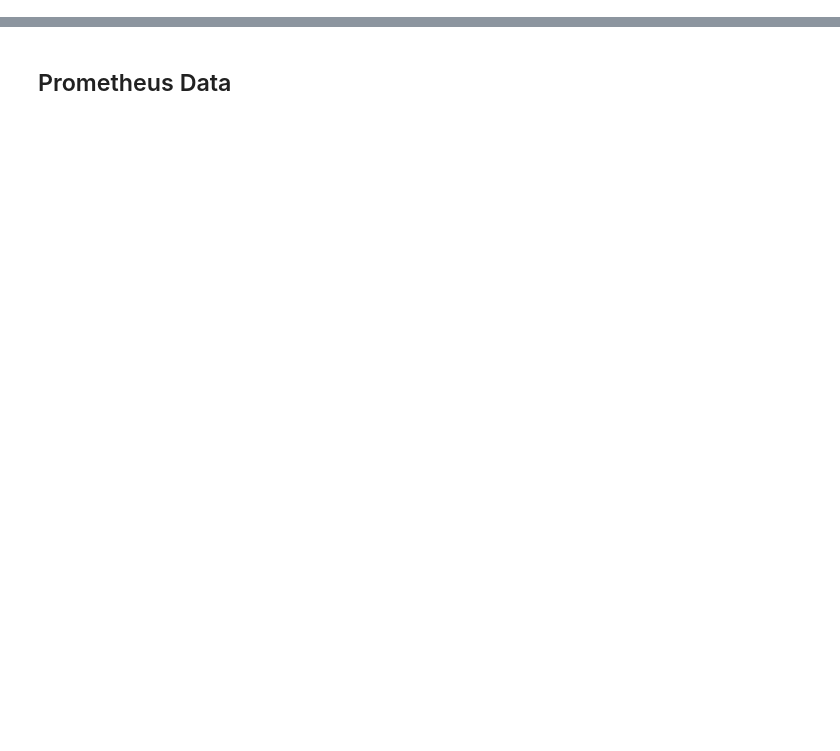
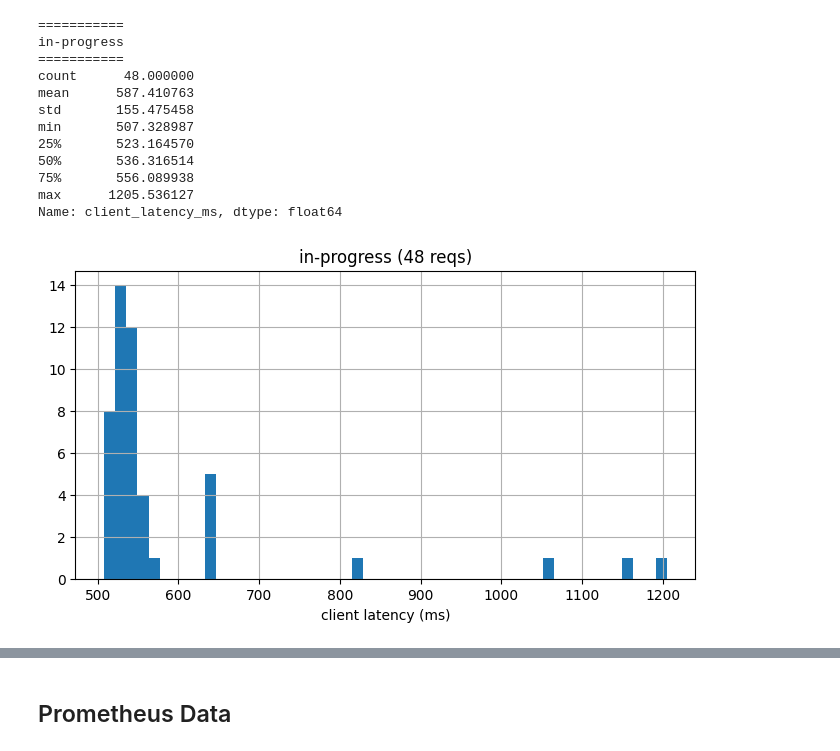
Before and after one commit to DrSkippy/Deploy-ML-Models, a Jupyter notebook: LoadFlaskDeploy/notebooks/EDA.ipynb, the cells around one changed output, grey strips where cells are left out. Saved outputs shown, nothing was run; the diff lists cells and outputs as text; code cells hidden in the pictures; blank space fills up the shorter version.

```diff
--- a/LoadFlaskDeploy/notebooks/EDA.ipynb
+++ b/LoadFlaskDeploy/notebooks/EDA.ipynb
@@ -35,0 +33,18 @@ df.head()
+# %%
+df = util.read_client_requests_in_progress()
+f, ax = plt.subplots(figsize=[8,4])
+util.plot_client_latency_distribution(df, "in-progress", ax)
+# %% [output]
+===========
+in-progress
+===========
+count      48.000000
+mean      587.410763
+std       155.475458
+min       507.328987
+25%       523.164570
+50%       536.316514
+75%       556.089938
+max      1205.536127
+Name: client_latency_ms, dtype: float64
+[figure, added]
```
Also changed, not shown: parts of 23 cells of this notebook, 5 other files.
